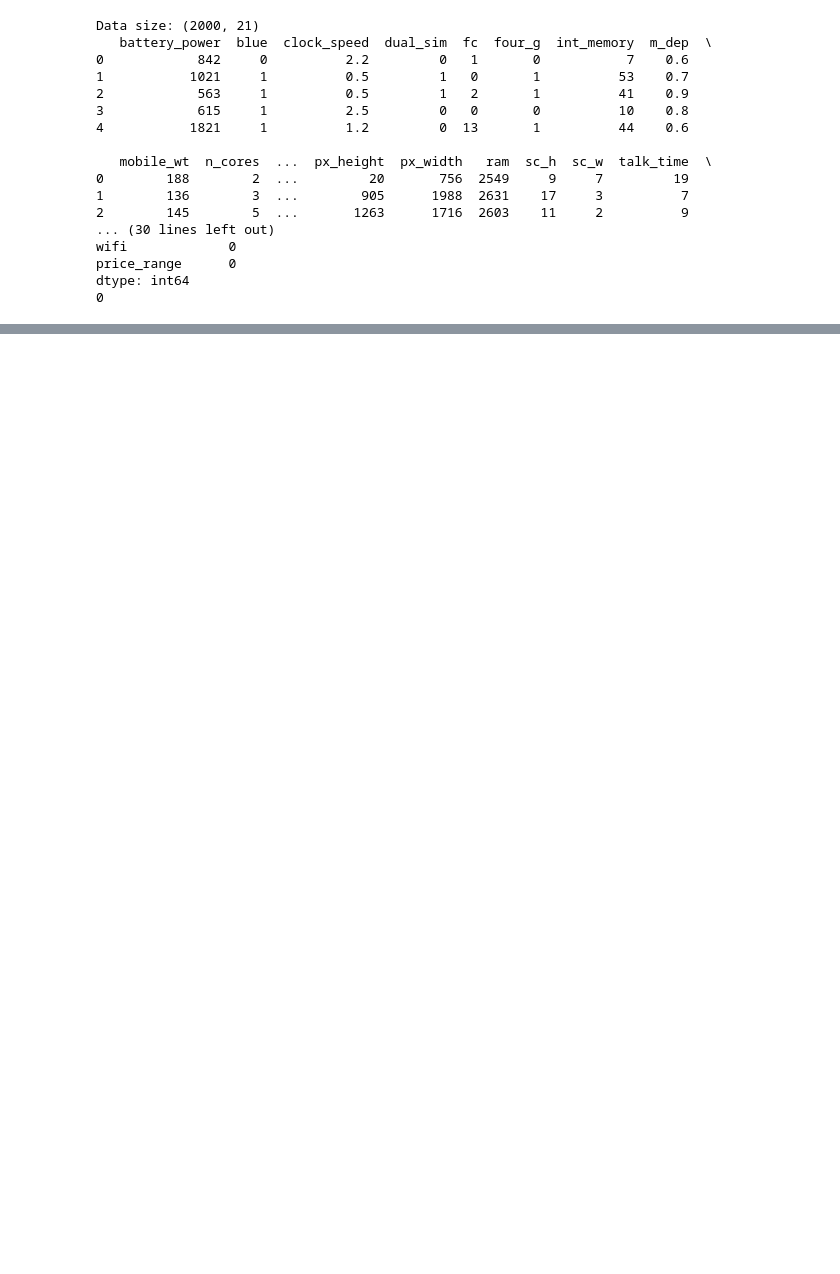
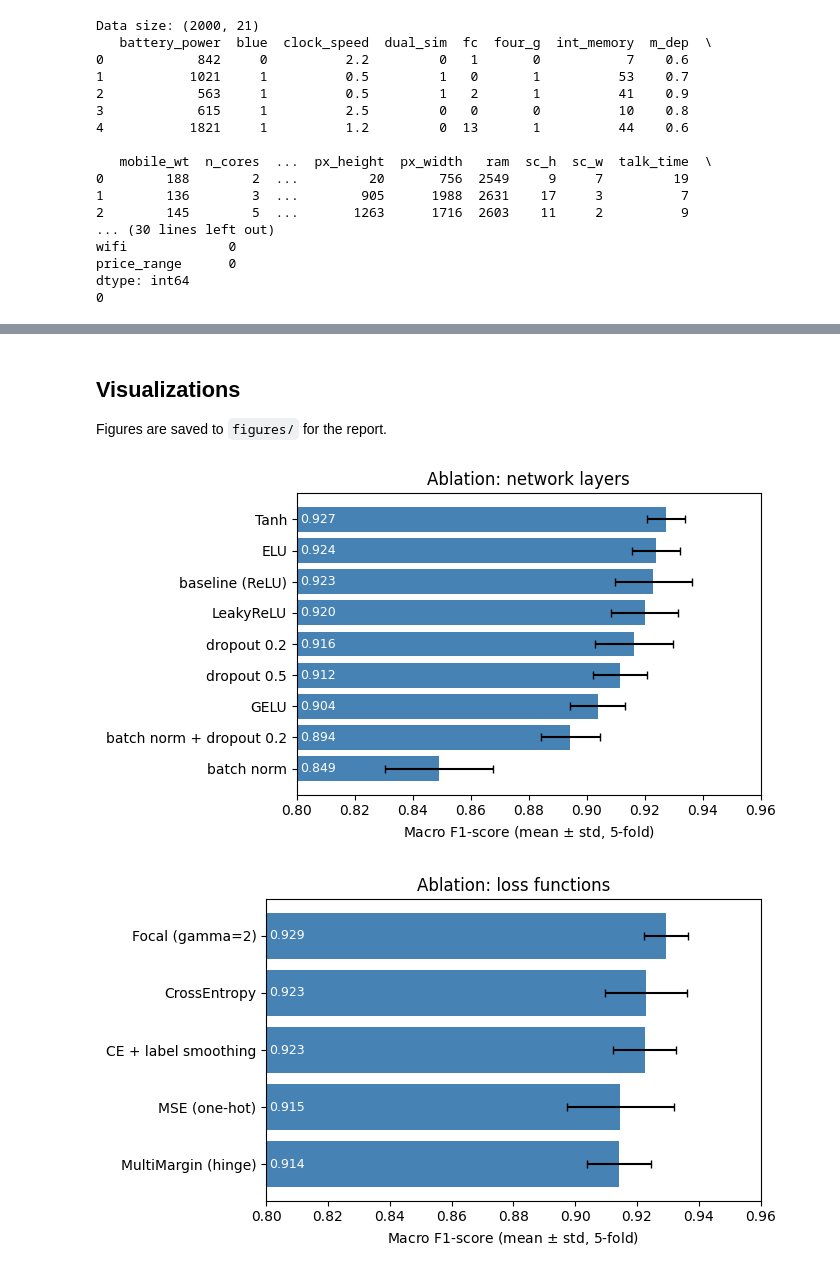
Before and after one commit to yusufimantaka/mobile-price-range-classification, a Jupyter notebook: nn.ipynb, the cells around one changed output, grey strips where cells are left out. Cells and saved outputs as stored; diff of their text form; code cells hidden in the pictures; blank space fills up the shorter version.

```diff
--- a/nn.ipynb
+++ b/nn.ipynb
@@ -73,0 +149,15 @@ class Classifier(nn.Module):
+# %%
+layer_experiments = {
+    'baseline (ReLU)':    ({}, nn.CrossEntropyLoss),
+    'dropout 0.2':        ({'dropout': 0.2}, nn.CrossEntropyLoss),
+    'dropout 0.5':        ({'dropout': 0.5}, nn.CrossEntropyLoss),
+    'LeakyReLU':          ({'activation': nn.LeakyReLU}, nn.CrossEntropyLoss),
+    'ELU':                ({'activation': nn.ELU}, nn.CrossEntropyLoss),
+    'GELU':               ({'activation': nn.GELU}, nn.CrossEntropyLoss),
+    'Tanh':               ({'activation': nn.Tanh}, nn.CrossEntropyLoss),
+    'batch norm':         ({'batch_norm': True}, nn.CrossEntropyLoss),
+    'batch norm + dropout 0.2': ({'batch_norm': True, 'dropout': 0.2}, nn.CrossEntropyLoss),
+}
+
+layer_results = run_ablation(layer_experiments)
+layer_results
@@ -73,0 +188,11 @@ class Classifier(nn.Module):
+# %%
+loss_experiments = {
+    'CrossEntropy':           ({}, nn.CrossEntropyLoss),
+    'CE + label smoothing':   ({}, lambda: nn.CrossEntropyLoss(label_smoothing=0.1)),
+    'Focal (gamma=2)':        ({}, FocalLoss),
+    'MultiMargin (hinge)':    ({}, nn.MultiMarginLoss),
+    'MSE (one-hot)':          ({}, MSELoss),
+}
+
+loss_results = run_ablation(loss_experiments)
+loss_results
@@ -73,0 +212,25 @@ class Classifier(nn.Module):
+# %% [markdown]
+## Visualizations
+Figures are saved to `figures/` for the report.
+# %%
+os.makedirs('figures', exist_ok=True)
+
+def plot_ablation(results, title, filename):
+    """Horizontal bar chart of mean F1 (error bar = std over folds)."""
+    r = results.sort_values('mean_f1')
+    fig, ax = plt.subplots(figsize=(7, 4))
+    ax.barh(r.index, r['mean_f1'], xerr=r['std_f1'], capsize=3, color='steelblue')
+    for i, v in enumerate(r['mean_f1']):
+        ax.text(0.801, i, f'{v:.3f}', va='center', color='white', fontsize=9)
+    ax.set_xlim(0.8, 0.96)
+    ax.set_xlabel('Macro F1-score (mean $\\pm$ std, 5-fold)')
+    ax.set_title(title)
+    plt.tight_layout()
+    plt.savefig(f'figures/{filename}', dpi=200)
+    plt.show()
+
+plot_ablation(layer_results, 'Ablation: network layers', 'ablation_layers.png')
+plot_ablation(loss_results, 'Ablation: loss functions', 'ablation_loss.png')
+# %% [output]
+[figure, added]
+[figure, added]
```
Also changed, not shown: parts of 19 cells of this notebook, 6 other files.
